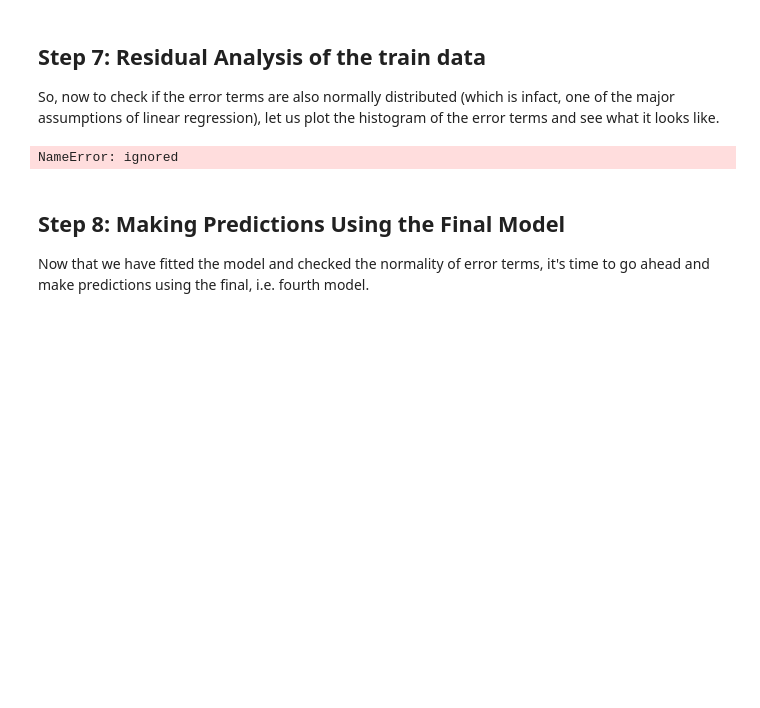
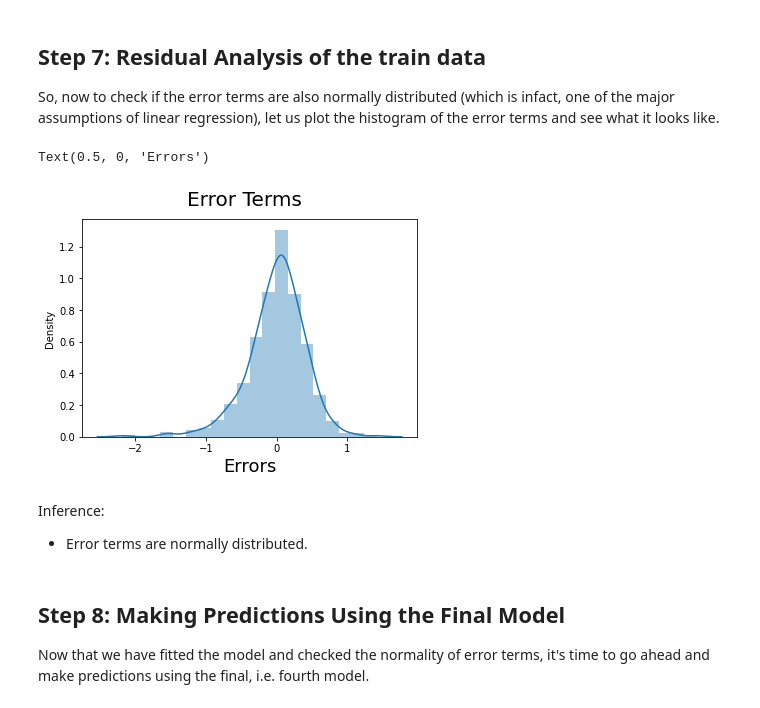
Before and after one commit to kishore-n-george/multiple-linear-regression, a Jupyter notebook: Multiple+Linear+Regression+Bike+Sharing+Case+Study.ipynb, the cells around one changed output. Saved outputs shown, nothing was run; the diff lists cells and outputs as text; code cells hidden in the pictures; blank space fills up the shorter version.

```diff
--- a/Multiple+Linear+Regression+Bike+Sharing+Case+Study.ipynb
+++ b/Multiple+Linear+Regression+Bike+Sharing+Case+Study.ipynb
@@ -51,7 +51,7 @@ def build_model_print_statistics(X_train,y_train):
   model = sm.OLS(y_train, X_train_lm).fit()
   print(model.params)
   print(model.summary())
-  return model
+  return model,X_train_lm
 # %% [markdown]
 Loading Data
 # %%
@@ -746,7 +746,7 @@ print_vif(X_train_hybrid)
 1                 holiday  1.14
 12  weathersit_Light_Snow  1.09
 # %%
-lr_hyb_1 = build_model_print_statistics(X_train_hybrid,y_train)
+lr_hyb_1,X_train_lm = build_model_print_statistics(X_train_hybrid,y_train)
 # %% [output]
 const                   -0.508095
 yr                       1.031264
@@ -776,14 +776,18 @@ Notes:
 So, now to check if the error terms are also normally distributed (which is infact, one of the major assumptions of linear regression), let us plot the histogram of the error terms and see what it looks like.
 # %%
 y_train_cnt = lr_hyb_1.predict(X_train_lm)
-# %% [output]
-NameError: ignored
 # %%
 # Plot the histogram of the error terms
 fig = plt.figure()
-sns.distplot((y_train - y_train_price), bins = 20)
+sns.distplot((y_train - y_train_cnt), bins = 20)
 fig.suptitle('Error Terms', fontsize = 20)                  # Plot heading
 plt.xlabel('Errors', fontsize = 18)                         # X-label
+# %% [output]
+Text(0.5, 0, 'Errors')
+[figure, added]
+# %% [markdown]
+Inference:
+- Error terms are normally distributed.
 # %% [markdown]
 ## Step 8: Making Predictions Using the Final Model
 
```
